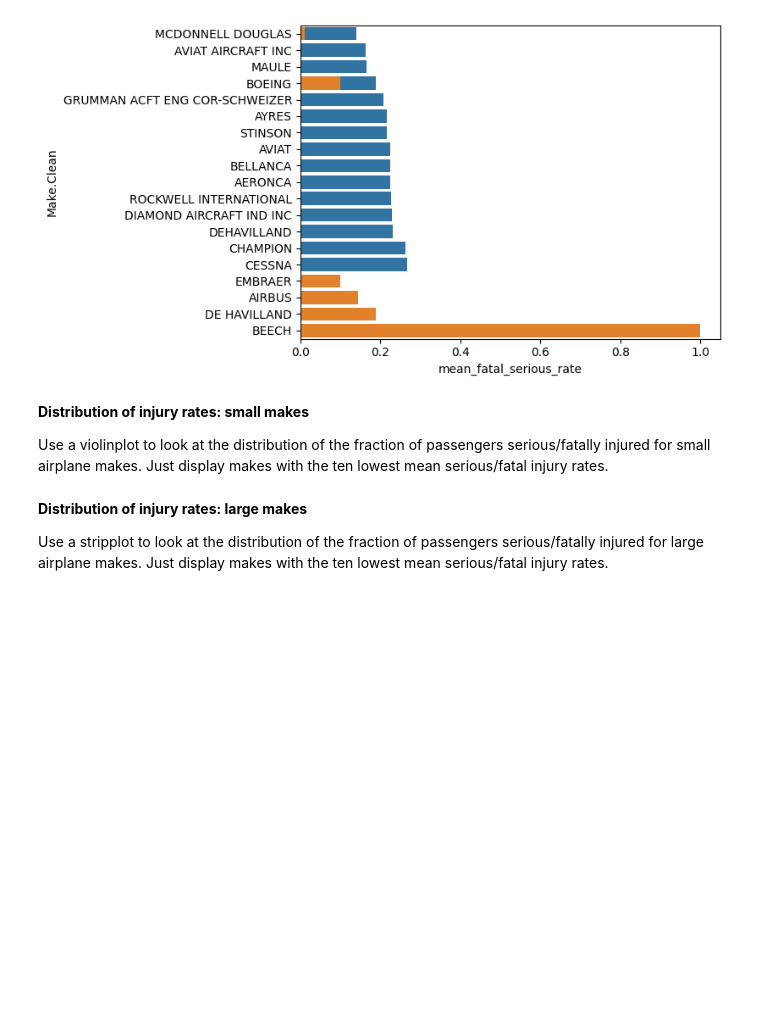
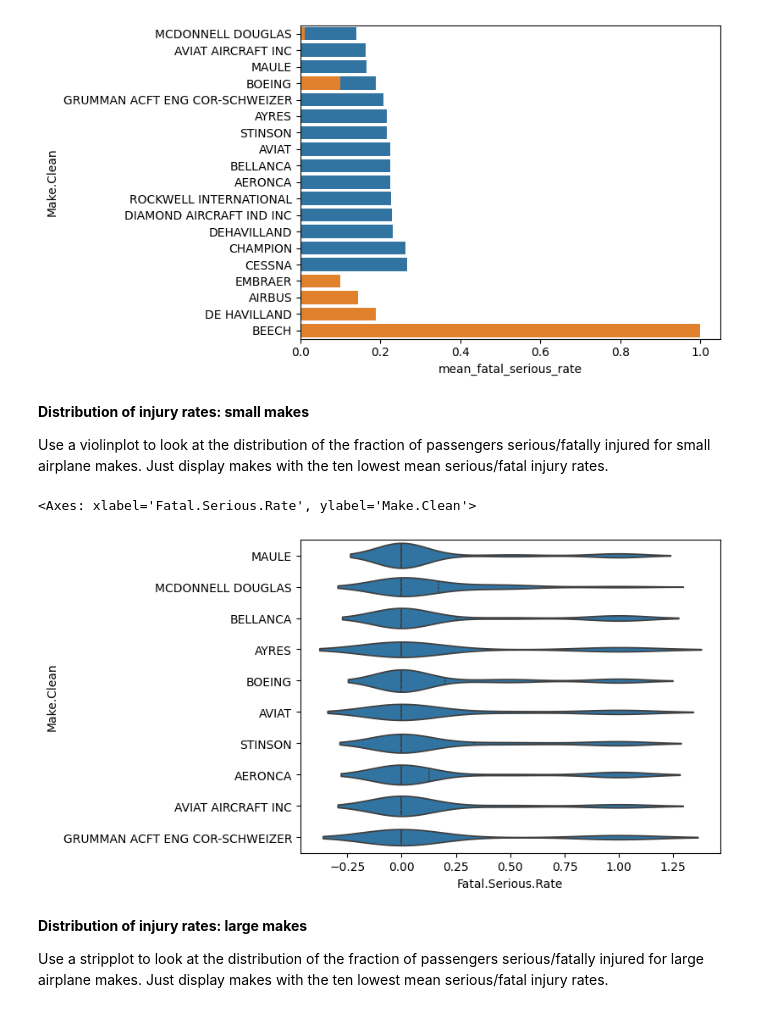
Before and after one commit to drivernf/dsc-course0-m8-lab, a Jupyter notebook: Aviation_Accidents_Data_Analysis.ipynb, the cells around one changed output. Saved outputs shown, nothing was run; the diff lists cells and outputs as text; code cells hidden in the pictures; blank space fills up the shorter version.

Commit message:
Small makes distribution of injury rates

```diff
--- a/Aviation_Accidents_Data_Analysis.ipynb
+++ b/Aviation_Accidents_Data_Analysis.ipynb
@@ -84,6 +84,26 @@ sns.barplot(
 **Distribution of injury rates: small makes**
 
 Use a violinplot to look at the distribution of the fraction of passengers serious/fatally injured for small airplane makes. Just display makes with the ten lowest mean serious/fatal injury rates.
+# %%
+small_make_stats = (
+    small_df.groupby("Make.Clean", dropna=True)
+    .agg(
+        n_events=("Event.Id", "count"),
+        mean_fatal_serious_rate=("Fatal.Serious.Rate", "mean")
+    )
+    .sort_values(["mean_fatal_serious_rate", "n_events"], ascending=[True, False])
+)
+small_low10_makes = small_make_stats.head(10).index.tolist()
+small_violin_data = small_df[small_df["Make.Clean"].isin(small_low10_makes)].copy()
+sns.violinplot(
+    data=small_violin_data,
+    x="Fatal.Serious.Rate",
+    y="Make.Clean",
+    inner="quartile",
+)
+# %% [output]
+<Axes: xlabel='Fatal.Serious.Rate', ylabel='Make.Clean'>
+[figure, added]
 # %% [markdown]
 **Distribution of injury rates: large makes**
 
```
